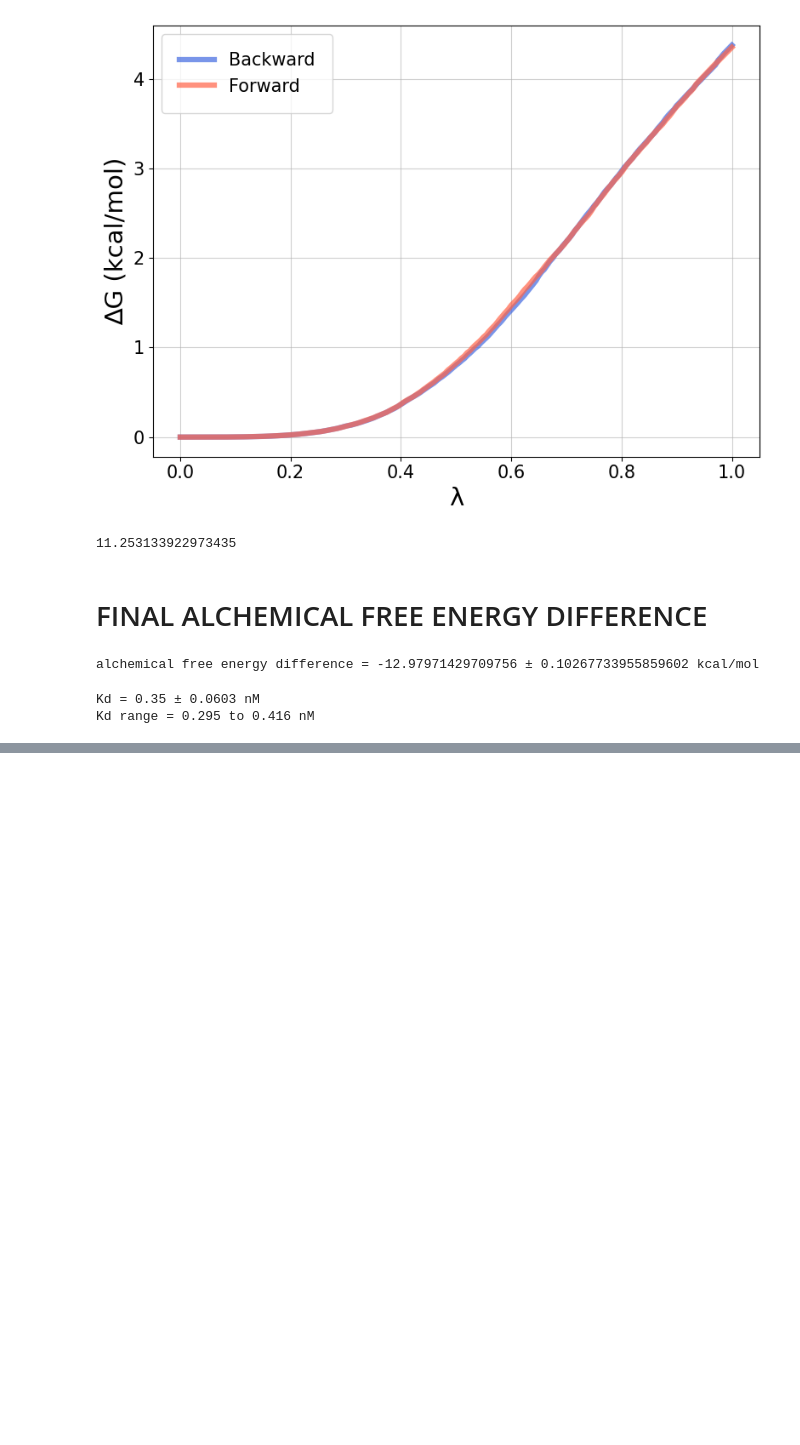
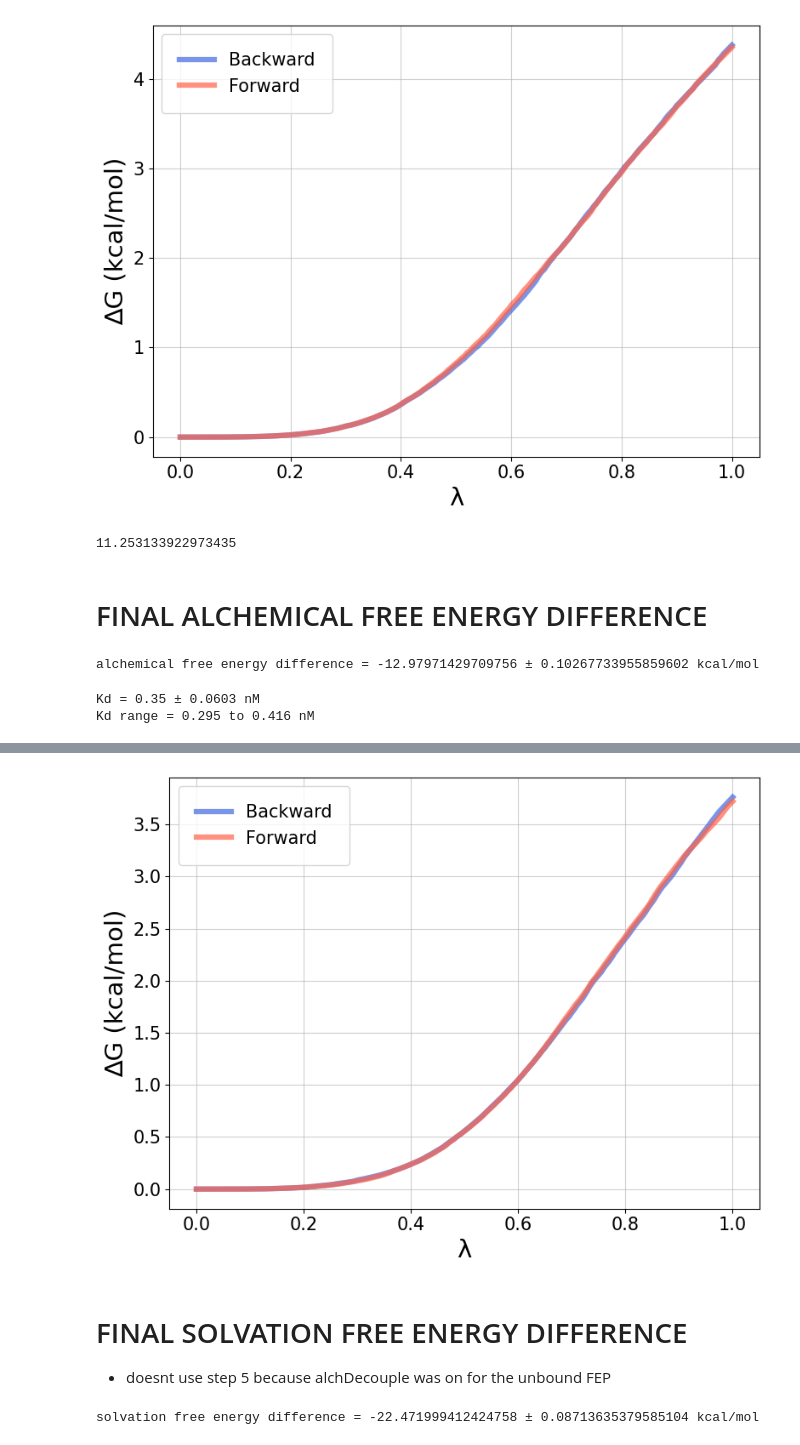
Before and after one commit to kghaby/tools, a Jupyter notebook: tools/md/namd/alchemical/results_alchemical_clean.ipynb, the cells around one changed output, grey strips where cells are left out. Cells and saved outputs as stored; diff of their text form; code cells hidden in the pictures; blank space fills up the shorter version.

```diff
--- a/tools/md/namd/alchemical/results_alchemical_clean.ipynb
+++ b/tools/md/namd/alchemical/results_alchemical_clean.ipynb
@@ -905,0 +958,3 @@ Kd range = 0.295 to 0.416 nM
+# %%
+vacuum_ti_log_backward = f'BFEE/006_RestraintVacuum/006.1_ti_backward1.log'
+vacuum_ti_log_forward = f'BFEE/006_RestraintVacuum/006.2_ti_forward1.log'
@@ -905,0 +982,28 @@ Kd range = 0.295 to 0.416 nM
+# %%
+plt.figure(figsize=(8, 6))
+plt.plot(lambda_values_b, freeEnergyProfile_b, color='royalblue', linewidth=4.5, alpha=0.7, label='Backward')
+plt.plot(lambda_values_f, freeEnergyProfile_f, color='tomato', linewidth=4.5, alpha=0.7, label='Forward')
+
+plt.xlabel('λ', fontsize=21)
+plt.ylabel('∆G (kcal/mol)', fontsize=21)
+#plt.title('Free Energy Profile', fontsize=16, fontweight='bold')
+
+plt.legend(loc='best', fontsize=15, frameon=True, fancybox=True, borderpad=1)
+plt.tick_params(axis='both', labelsize=15)
+
+plt.grid(True, alpha=0.6)
+plt.tight_layout()
+plt.savefig("plots/restraint_vacuum.png", dpi=300, bbox_inches='tight')
+plt.show()
+# %% [output]
+[figure, added]
+# %% [markdown]
+# FINAL SOLVATION FREE ENERGY DIFFERENCE
+- doesnt use step 5 because alchDecouple was on for the unbound FEP
+# %%
+solvation_free_energy_difference = - free_energy_fep_unbound - free_energy_ti_unbound + free_energy_ti_vacuum
+solvation_error = math.sqrt(error_fep_unbound**2 + error_ti_unbound**2  + error_ti_vacuum**2)
+
+print(f'solvation free energy difference = {solvation_free_energy_difference} ± {solvation_error} kcal/mol')
+# %% [output]
+solvation free energy difference = -22.471999412424758 ± 0.08713635379585104 kcal/mol
```
Also changed, not shown: parts of 8 cells of this notebook.
